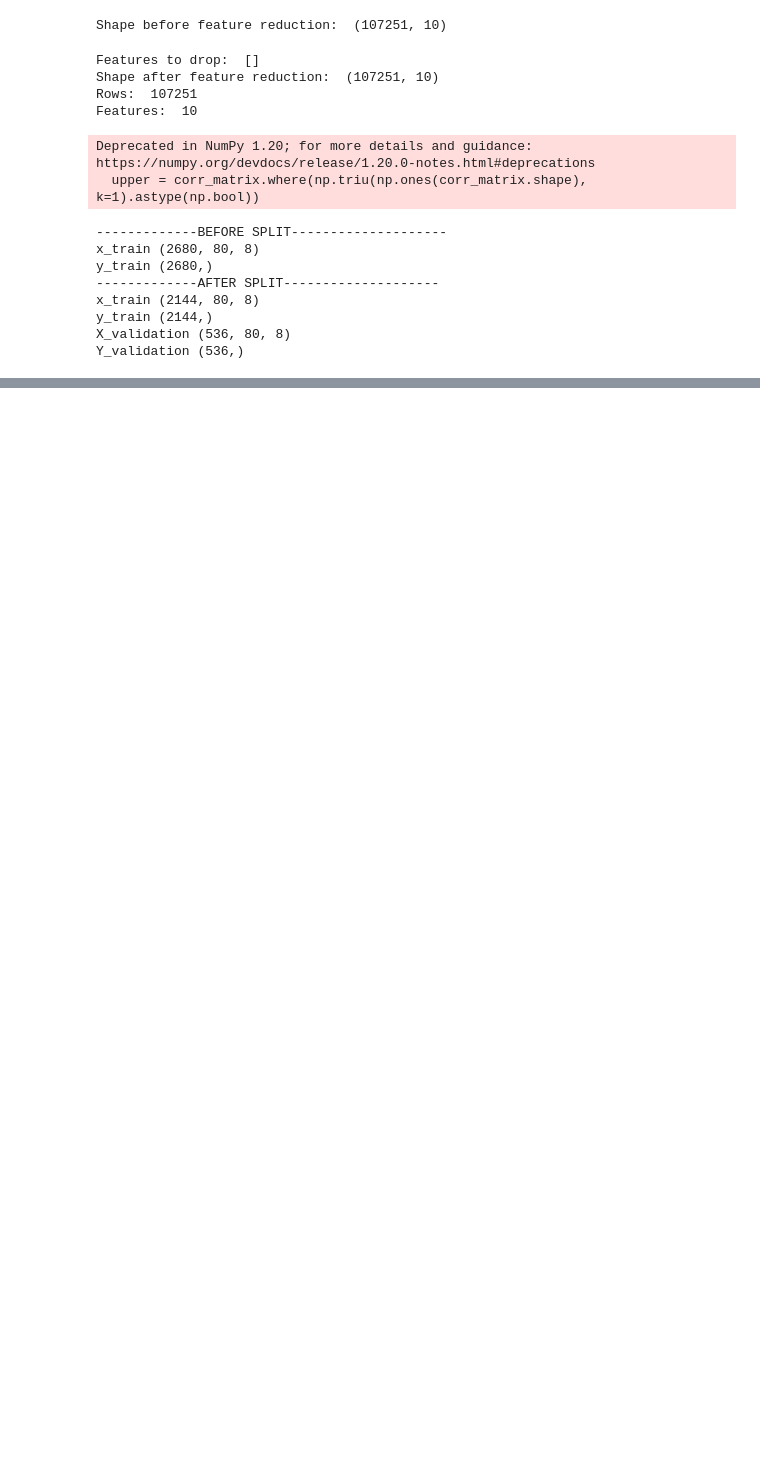
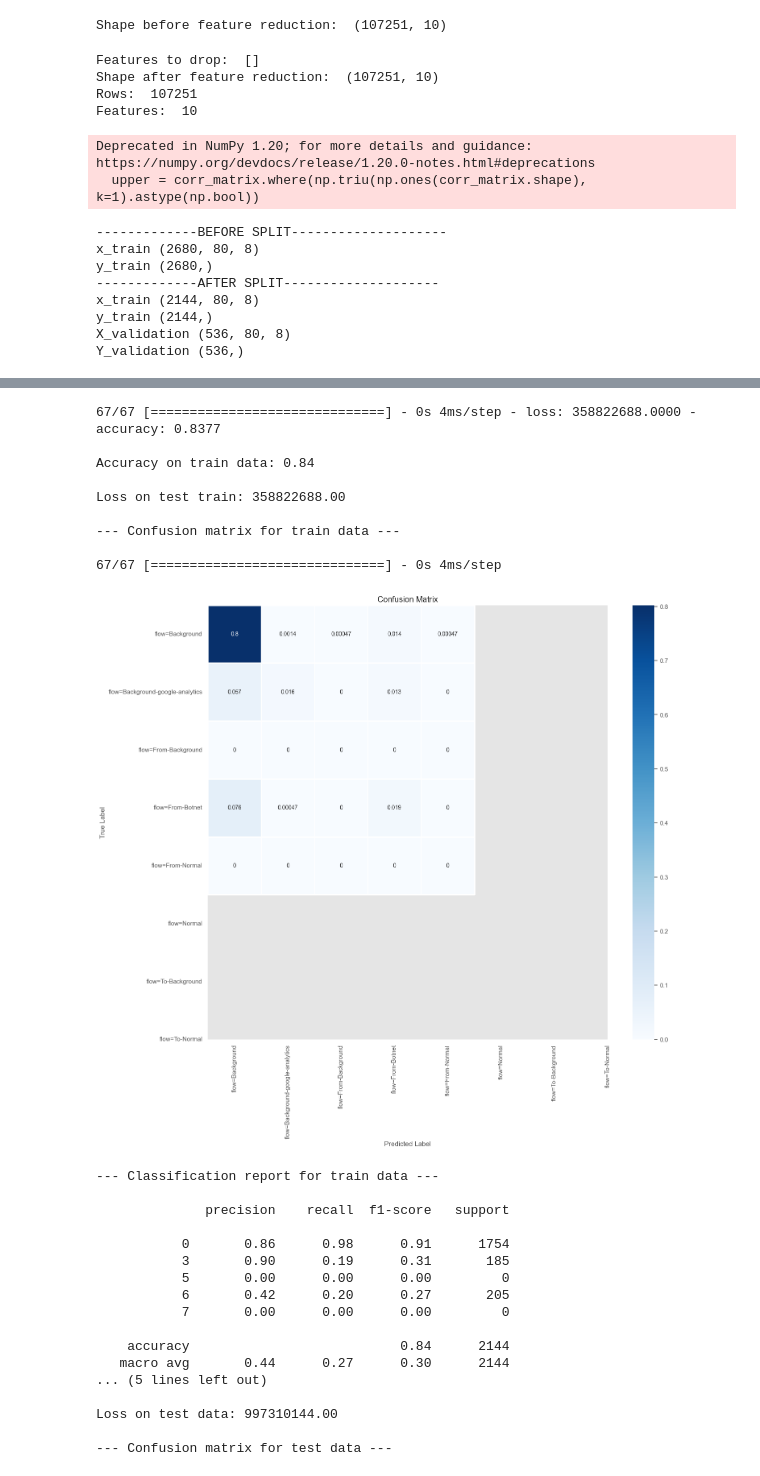
Before and after one commit to R3V0S/TMA-Botnet-Detection-with-Deep-Learning, a Jupyter notebook: Working Tests/1DCNN-CTU-test.ipynb, the cells around one changed output, grey strips where cells are left out. Drawn from its saved outputs; the diff is of its cells as text; code cells hidden in the pictures; blank space fills up the shorter version.

```diff
--- a/Working Tests/1DCNN-CTU-test.ipynb
+++ b/Working Tests/1DCNN-CTU-test.ipynb
@@ -306,35 +363,85 @@ plt.show()
 # %%
 def show_confusion_matrix(validations, predictions):
 
-    matrix = metrics.confusion_matrix(validations, predictions)
+    matrix = metrics.confusion_matrix(validations, predictions, normalize='all') #, normalize='all', labels=list(labels_mapping.values())
     plt.figure(figsize=(16, 14))
     sns.heatmap(matrix,
-                cmap="coolwarm",
-                linecolor='white',
+                cmap="Blues",
                 linewidths=1,
                 xticklabels=le.classes_,
                 yticklabels=le.classes_,
                 annot=True,
-                fmt="d")
+                # fmt='d'
+               )
     plt.title("Confusion Matrix")
     plt.ylabel("True Label")
     plt.xlabel("Predicted Label")
     plt.show()
 
 
 
+score = model_odcnn.evaluate(X_train, Y_train, verbose=1)
+print("\nAccuracy on train data: %0.2f" % score[1])
+print("\nLoss on test train: %0.2f" % score[0])
+
+# %%
+
+print("\n--- Confusion matrix for train data ---\n")
+
+y_pred_train = model_odcnn.predict(X_train)
+# Take the class with the highest probability from the test predictions
+max_y_pred_train = np.argmax(y_pred_train, axis=1)
+max_y_train = np.argmax(Y_train, axis=1)
+
+show_confusion_matrix(max_y_train, max_y_pred_train)
+
+print("\n--- Classification report for train data ---\n")
+print(classification_report(max_y_train, max_y_pred_train))
+
+# ------------------------------------------------------------------------------------------
+
 score = model_odcnn.evaluate(X_validation, Y_validation, verbose=1)
-
 print("\nAccuracy on test data: %0.2f" % score[1])
 print("\nLoss on test data: %0.2f" % score[0])
 
 # %%
 
 print("\n--- Confusion matrix for test data ---\n")
 
 y_pred_test = model_odcnn.predict(X_validation)
 # Take the class with the highest probability from the test predictions
 max_y_pred_test = np.argmax(y_pred_test, axis=1)
 max_y_test = np.argmax(Y_validation, axis=1)
 
 show_confusion_matrix(max_y_test, max_y_pred_test)
+
+print("\n--- Classification report for validation data ---\n")
+print(classification_report(max_y_test, max_y_pred_test))
+# %% [output]
+67/67 [==============================] - 0s 4ms/step - loss: 358822688.0000 - accuracy: 0.8377
+
+Accuracy on train data: 0.84
+
+Loss on test train: 358822688.00
+
+--- Confusion matrix for train data ---
+
+67/67 [==============================] - 0s 4ms/step
+[figure, added]
+--- Classification report for train data ---
+
+              precision    recall  f1-score   support
+
+           0       0.86      0.98      0.91      1754
+           3       0.90      0.19      0.31       185
+           5       0.00      0.00      0.00         0
+           6       0.42      0.20      0.27       205
+           7       0.00      0.00      0.00         0
+
+    accuracy                           0.84      2144
+   macro avg       0.44      0.27      0.30      2144
+... (5 lines left out)
+
+Loss on test data: 997310144.00
+
+--- Confusion matrix for test data ---
```
Also changed, not shown: parts of 10 cells of this notebook, 7 other files.
